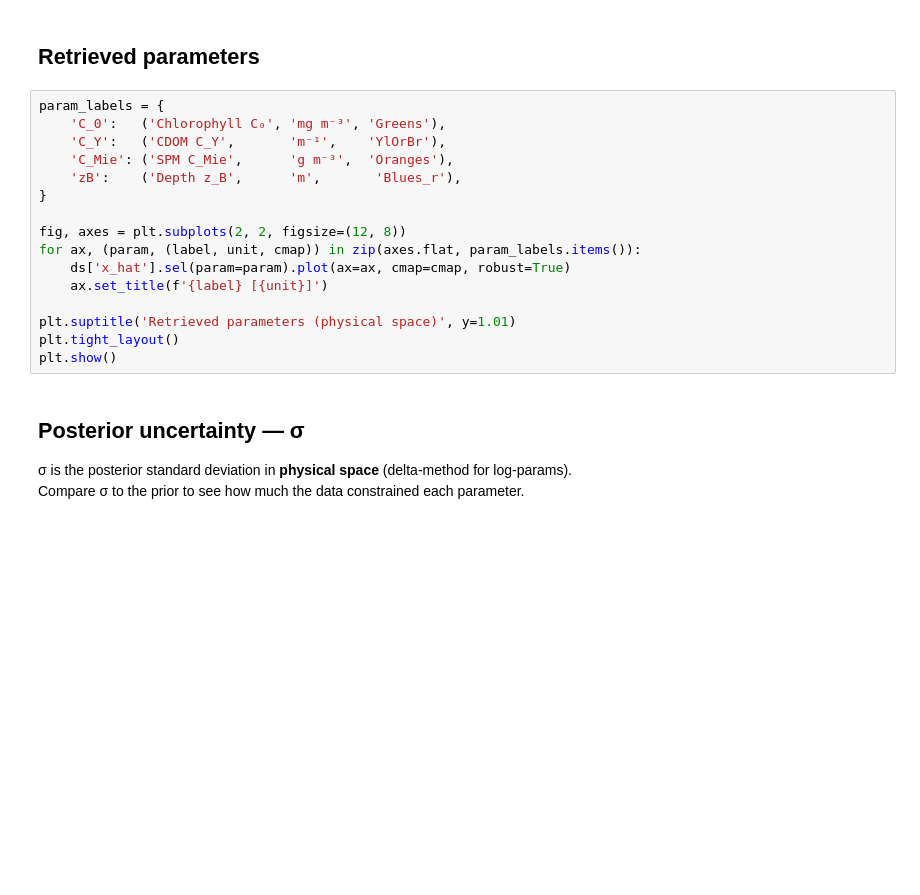
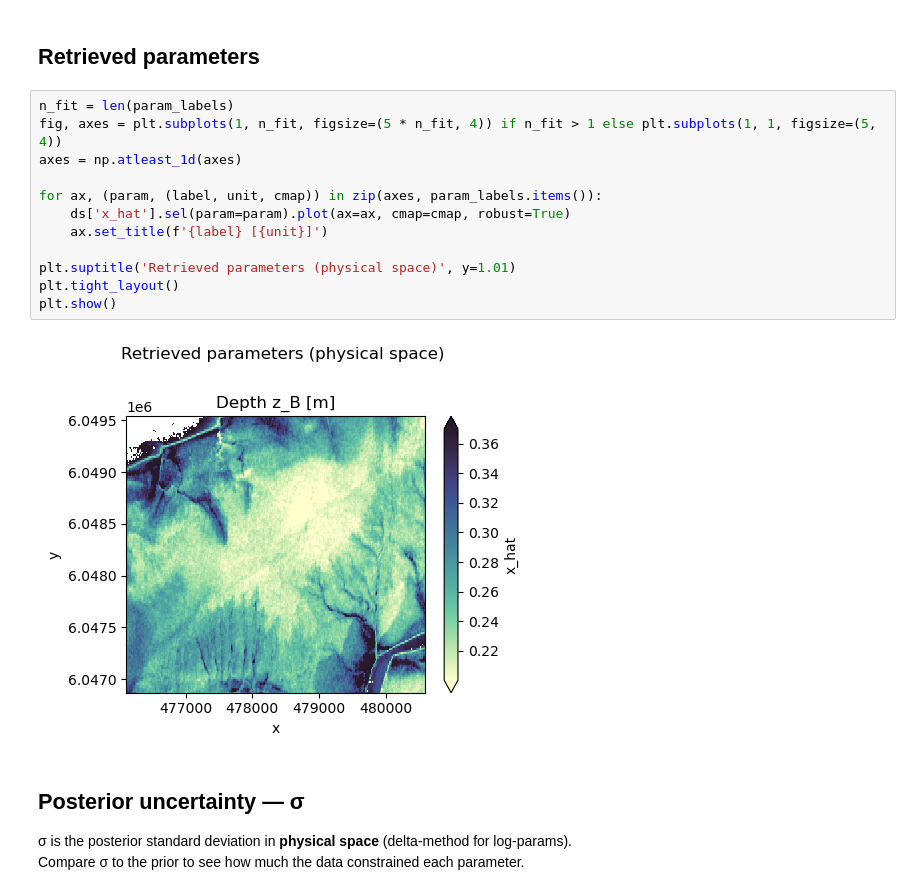
Before and after one commit to CMLandOcean/bio_optics, a Jupyter notebook: notebooks/07_OE_image_inversion_dask.ipynb, the cells around one changed output. Saved outputs shown, nothing was run; the diff lists cells and outputs as text; blank space fills up the shorter version.

```diff
--- a/notebooks/07_OE_image_inversion_dask.ipynb
+++ b/notebooks/07_OE_image_inversion_dask.ipynb
@@ -268,21 +288,19 @@ print(f'Pixels with χ² > 3: {(chi2_all > 3).sum()} / {chi2_all.size}')
 # %% [markdown]
 ## Retrieved parameters
 # %%
-param_labels = {
-    'C_0':   ('Chlorophyll C₀', 'mg m⁻³', 'Greens'),
-    'C_Y':   ('CDOM C_Y',       'm⁻¹',    'YlOrBr'),
-    'C_Mie': ('SPM C_Mie',      'g m⁻³',  'Oranges'),
-    'zB':    ('Depth z_B',      'm',       'Blues_r'),
-}
+n_fit = len(param_labels)
+fig, axes = plt.subplots(1, n_fit, figsize=(5 * n_fit, 4)) if n_fit > 1 else plt.subplots(1, 1, figsize=(5, 4))
+axes = np.atleast_1d(axes)
 
-fig, axes = plt.subplots(2, 2, figsize=(12, 8))
-for ax, (param, (label, unit, cmap)) in zip(axes.flat, param_labels.items()):
+for ax, (param, (label, unit, cmap)) in zip(axes, param_labels.items()):
     ds['x_hat'].sel(param=param).plot(ax=ax, cmap=cmap, robust=True)
     ax.set_title(f'{label} [{unit}]')
 
 plt.suptitle('Retrieved parameters (physical space)', y=1.01)
 plt.tight_layout()
 plt.show()
+# %% [output]
+[figure, added]
 # %% [markdown]
 ## Posterior uncertainty — σ
 
```
Also changed, not shown: parts of 17 cells of this notebook, 4 other files.
